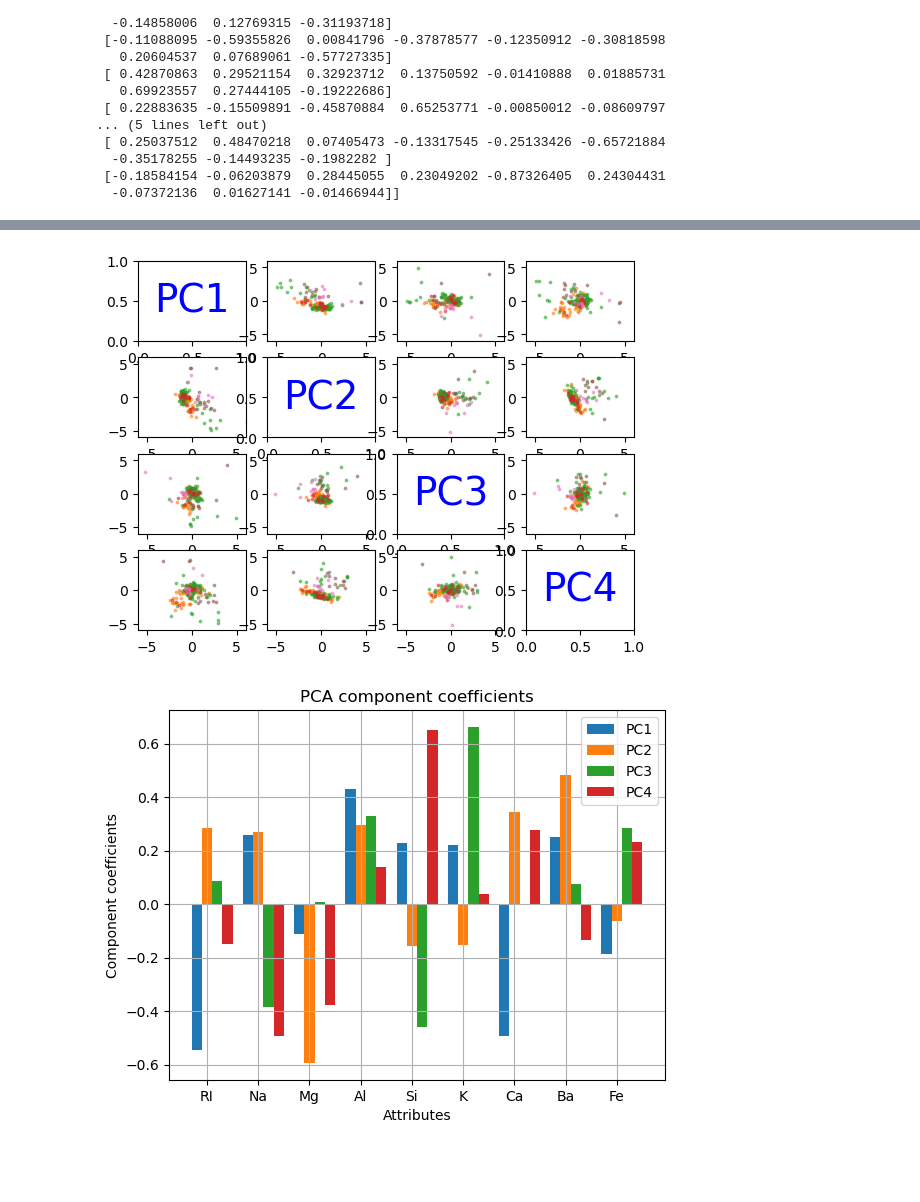
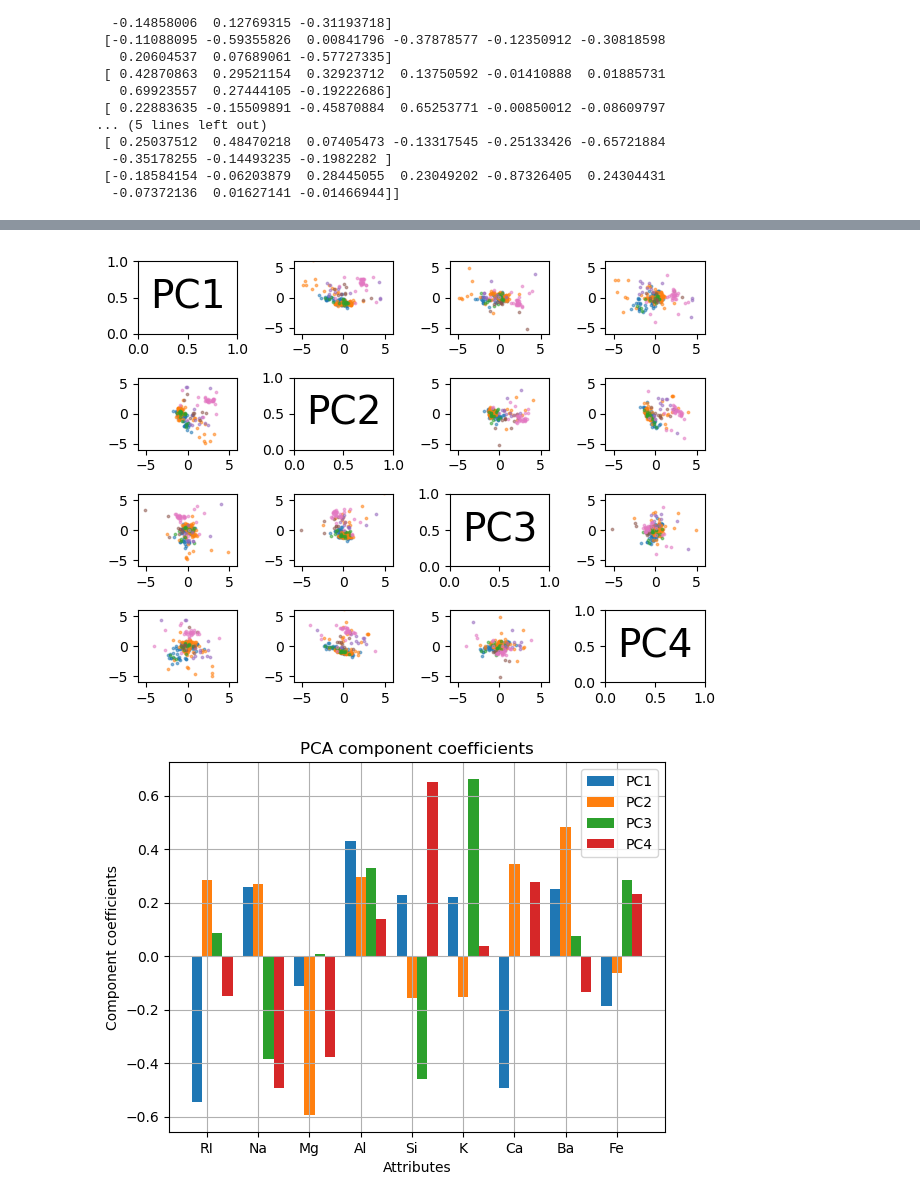
Before and after one commit to Magdk01/MLDM-Assignment-1, a Jupyter notebook: PCA.ipynb, the cells around one changed output, grey strips where cells are left out. Saved outputs shown, nothing was run; the diff lists cells and outputs as text; code cells hidden in the pictures; blank space fills up the shorter version.

Commit message:
fix: bin_map for labels. add: pc1-2

```diff
--- a/PCA.ipynb
+++ b/PCA.ipynb
@@ -28,3 +28,11 @@ labels = dataset.iloc[:,-1]
 headers
 # %% [output]
 Index(['RI', 'Na', 'Mg', 'Al', 'Si', 'K', 'Ca', 'Ba', 'Fe'], dtype='object')
+# %%
+%matplotlib inline
+for i in range(9):
+    plt.subplot(2,5,i+1)
+    plt.hist(np.array(data)[:,i],bins=20)
+    plt.title(f'{list(headers)[i]}')
+plt.tight_layout()
+plt.show()
@@ -52,3 +62,4 @@ normalized_data
 214 rows × 9 columns
 # %%
 standardized_data = normalized_data/std_vals
+standardized_array = np.array(standardized_data)
@@ -74,7 +67,8 @@ test_array = np.array(standardized_data)
 %matplotlib inline
 for i in range(9):
     plt.subplot(2,5,i+1)
-    plt.hist(test_array[:,i],bins=20)
+    plt.hist(standardized_array[:,i],bins=20)
     plt.title(f'{list(headers)[i]}')
+plt.tight_layout()
 plt.show()
 # %% [output]
@@ -144,0 +152,9 @@ projected_data = standardized_data@PCA_base
+# %%
+for i in range(7):
+    plt.scatter(projected_data[0][np.array(labels == i+1)],projected_data[1][np.array(labels == i+1)],s=15,alpha=0.6)
+    plt.legend(['building_windows_float_processed','building_windows_non_float_processed','vehicle_windows_float_processed','vehicle_windows_non_float_processed','containers','tableware','headlamps'],loc=3,fontsize='x-small')
+    plt.grid()
+    plt.xlim(-6,6)
+    plt.ylim(-6,6)
+    plt.xlabel('PC1'); plt.ylabel('PC2')
+plt.show()
@@ -145,34 +163,35 @@ projected_data = standardized_data@PCA_base
 # %%
 %matplotlib inline
-text_kwargs = dict(ha='center', va='center', fontsize=28, color='b')
+text_kwargs = dict(ha='center', va='center', fontsize=28, color='black')
 
 place = 1
 pca_num = 0
 for idx1 in range(4):
     for idx in range(1,5,1):
         # print(f'Idx = {idx}')
         plt.subplot(4,4,place)
         if (place-1)%5 == 0:
             # plt.hist((projected_data[pca_num][np.array(labels == i)]),bins=25)
             pca_num +=1
             plt.text(0.5, 0.5, f'PC{pca_num}', **text_kwargs)
 
 
         else:
             for i in range(7):
-                plt.scatter(projected_data[idx1][np.array(labels == i)],projected_data[idx-1][np.array(labels == i)],s=3,alpha=0.5)
+                plt.scatter(projected_data[idx1][np.array(labels == i+1)],projected_data[idx-1][np.array(labels == i+1)],s=3,alpha=0.5)
                 plt.xlim(-6,6)
                 plt.ylim(-6,6)
         place += 1
-
+plt.tight_layout()
+plt.show()
 
 # for i in range(4):
 #     place = 5*i+1
 #     plt.subplot(4,4,place)
 #     plt.text(0, 0, f'PCA{i+1}', **text_kwargs)
 # plt.show()
 # %% [output]
-[figure, old version]
+[figure, new version]
 # %%
 
 rang = np.arange(1,10)
```
Also changed, not shown: parts of 10 cells of this notebook.
